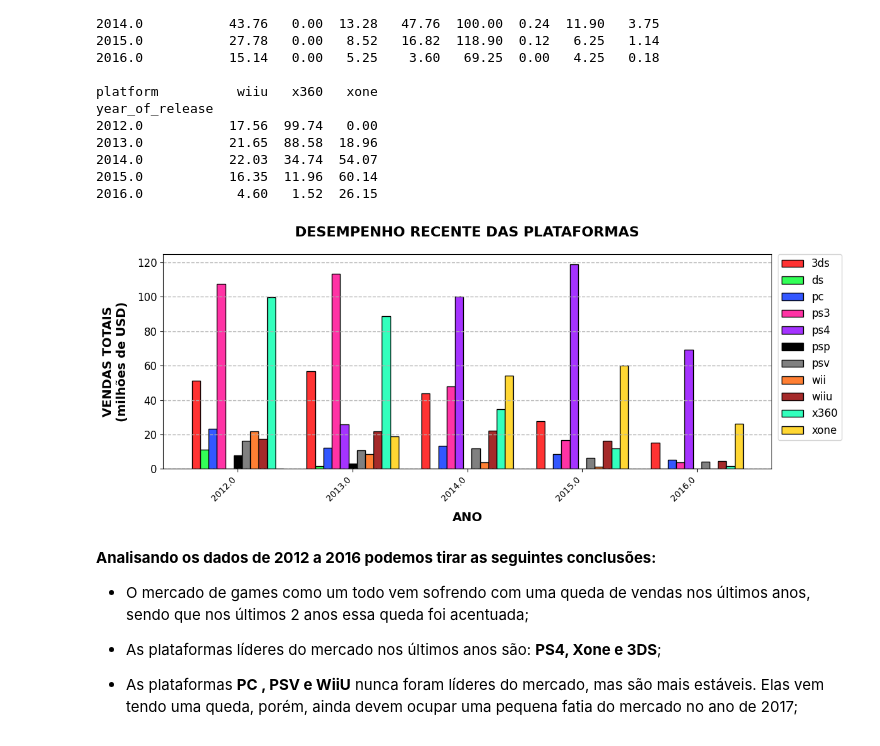
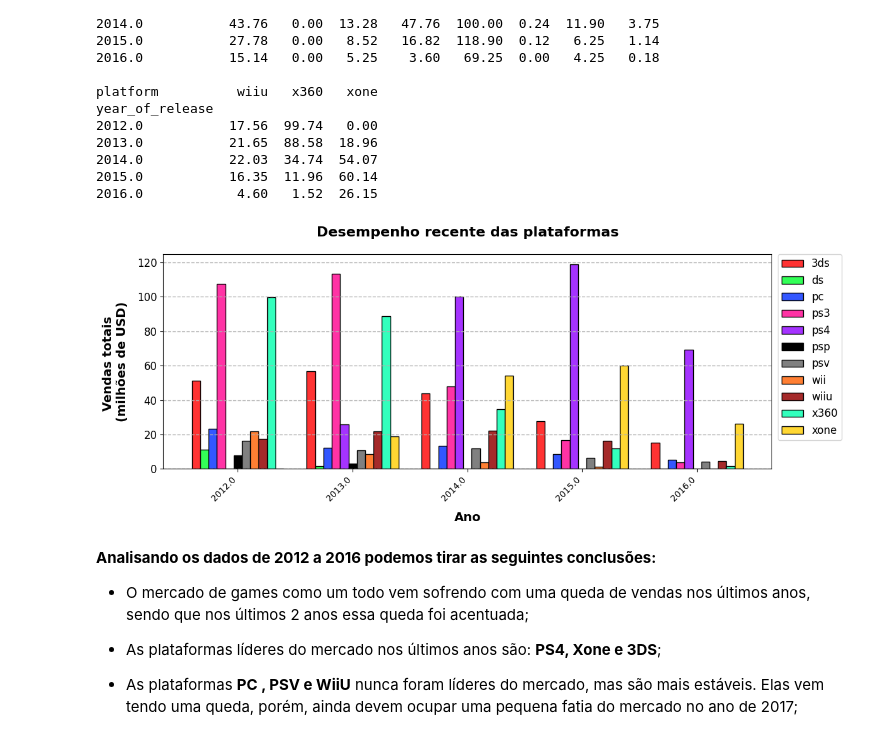
Before and after one commit to Rosental14/Ice_store, a Jupyter notebook: projeto_ice_store.ipynb, the cells around one changed output. Cells and saved outputs as stored; diff of their text form; code cells hidden in the pictures.

Commit message:
Melhorados gráficos e corrigidos erros de 'observed=False'

```diff
--- a/projeto_ice_store.ipynb
+++ b/projeto_ice_store.ipynb
@@ -757,7 +757,8 @@ print(ununseful_platforms)
 pivot_games_recently = df_games_recently.pivot_table(index= 'year_of_release',
                                                      columns= 'platform',
                                                      values= 'total_sales',
-                                                     aggfunc= 'sum'
+                                                     aggfunc= 'sum',
+                                                     observed=False
                                                     )
 
 # Excluindo as colunas que contém dados sobre as plataformas inúteis para a análise
@@ -785,37 +786,37 @@ year_of_release
 colors = ['#FF3333', '#33FF57', '#3357FF', '#FF33A5', '#A533FF', '#000000', '#808080', '#FF7F33', '#A52A2A', '#33FFBD', '#FFD733']
 
 # Criando um gráfico de barras para análise dos dados
 ax = pivot_games_recently.plot(kind='bar',
                                figsize=[12, 5],
                                width=0.8,
                                color=colors,
                                edgecolor='black')
 
 # Ajustando o título e os rótulos dos eixos
-ax.set_title('DESEMPENHO RECENTE DAS PLATAFORMAS', fontsize=16, weight='bold', pad=20)
-ax.set_xlabel('ANO', fontsize=14, labelpad=10, weight='bold')
-ax.set_ylabel('VENDAS TOTAIS\n(milhões de USD)', fontsize=14, labelpad=10, weight='bold')
+ax.set_title('Desempenho recente das plataformas', fontsize=16, weight='bold', pad=20)
+ax.set_xlabel('Ano', fontsize=14, labelpad=10, weight='bold')
+ax.set_ylabel('Vendas totais \n(milhões de USD)', fontsize=14, labelpad=10, weight='bold')
 
 # Rotacionando os rótulos do eixo x
 ax.set_xticklabels(pivot_games_recently.index, rotation=45, ha='right')
 
 # Ajustando o tamanho dos rótulos dos eixos
 ax.tick_params(axis='x', labelsize=10)
 ax.tick_params(axis='y', labelsize=12)
 
 # Adicionando gridlines
 ax.grid(True, which='both', linestyle='--', linewidth=1, axis='y')
 
 # Posicionando a legenda fora do gráfico
 plt.legend(fontsize=12, bbox_to_anchor=(1.01, 1), loc="upper left", borderaxespad=0)
 
 # Ajustando layout para evitar sobreposição
 plt.tight_layout()
 
 # Exibindo o gráfico
 plt.show()
 # %% [output]
-[figure, old version]
+[figure, new version]
 # %% [markdown]
 **Analisando os dados de 2012 a 2016 podemos tirar as seguintes conclusões:**
 
```
Also changed, not shown: parts of 19 cells of this notebook.
